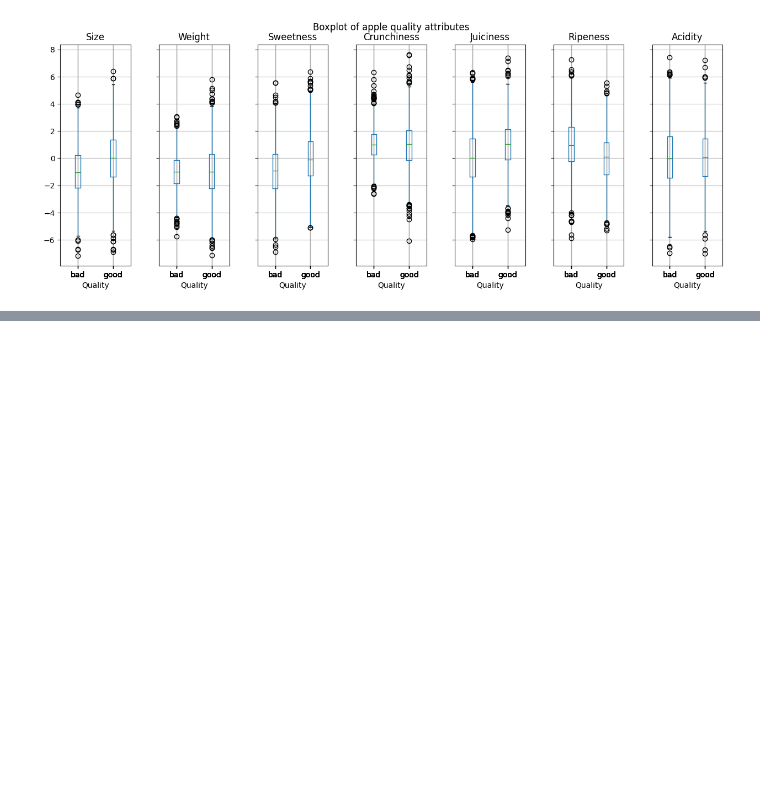
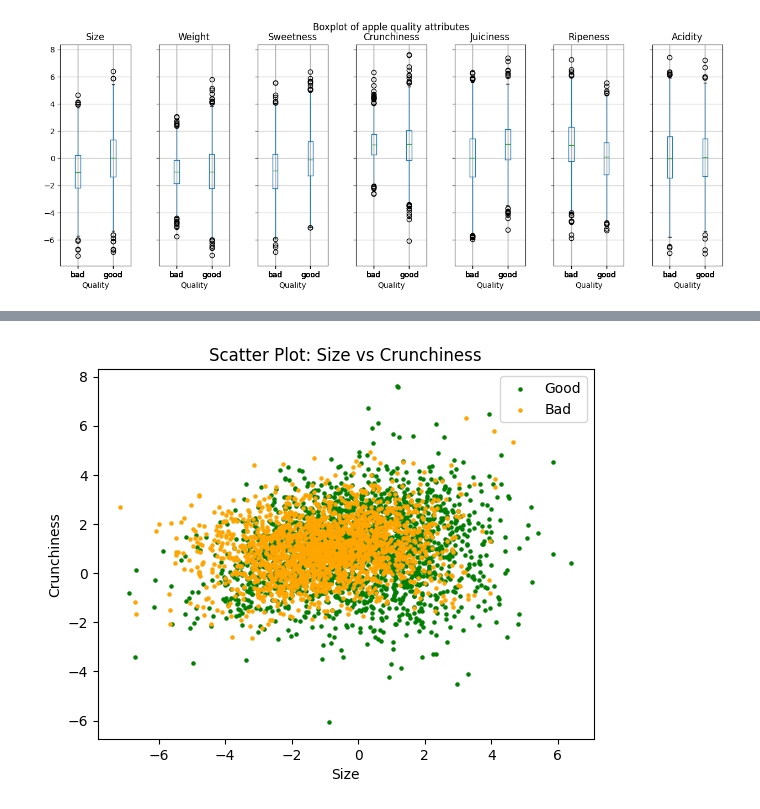
Before and after one commit to timonoessler/DataExplorationProject, a Jupyter notebook: src/Data_explo.ipynb, the cells around one changed output, grey strips where cells are left out. Cells and saved outputs as stored; diff of their text form; code cells hidden in the pictures; blank space fills up the shorter version.

```diff
--- a/src/Data_explo.ipynb
+++ b/src/Data_explo.ipynb
@@ -62,0 +175,6 @@ plt.show()
+# %%
+# Scatter plot of Size vs Crunchiness
+
+plot_scatter(df,'Size','Crunchiness')
+# %% [output]
+[figure, added]
```
Also changed, not shown: parts of 13 cells of this notebook, 1 other file.
